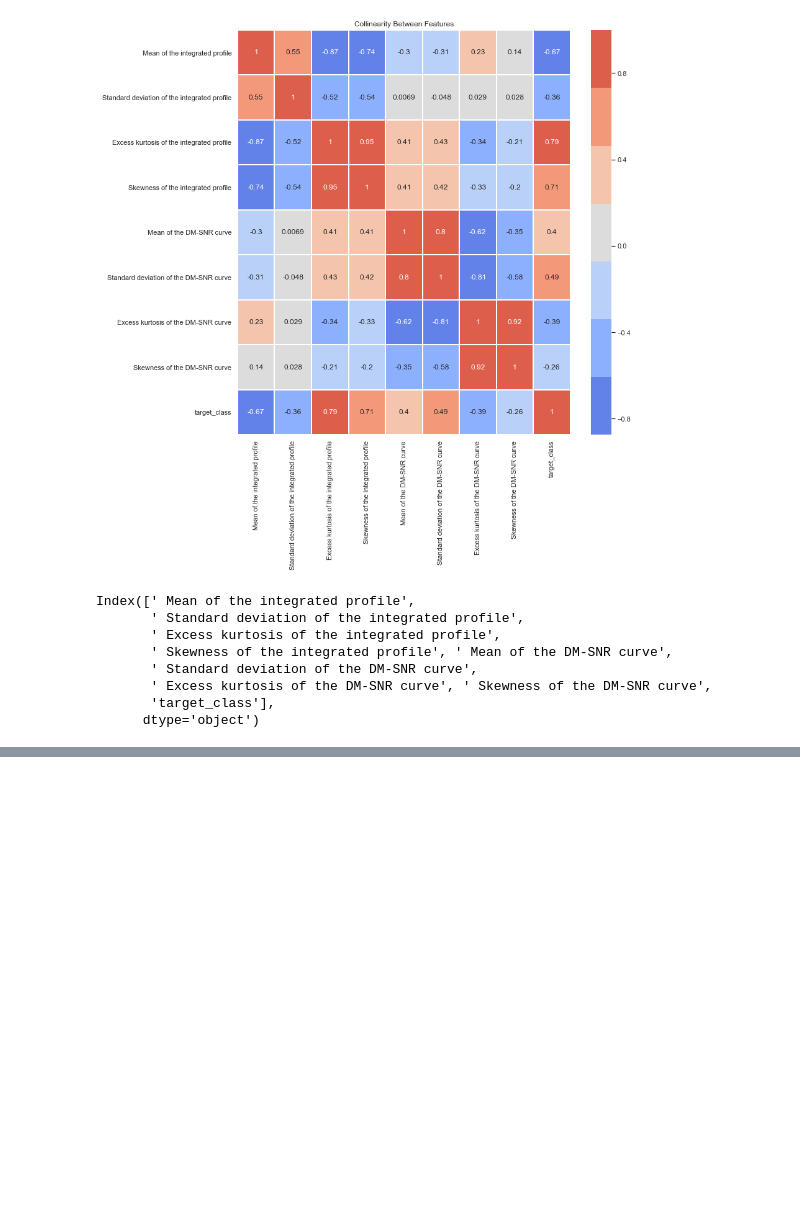
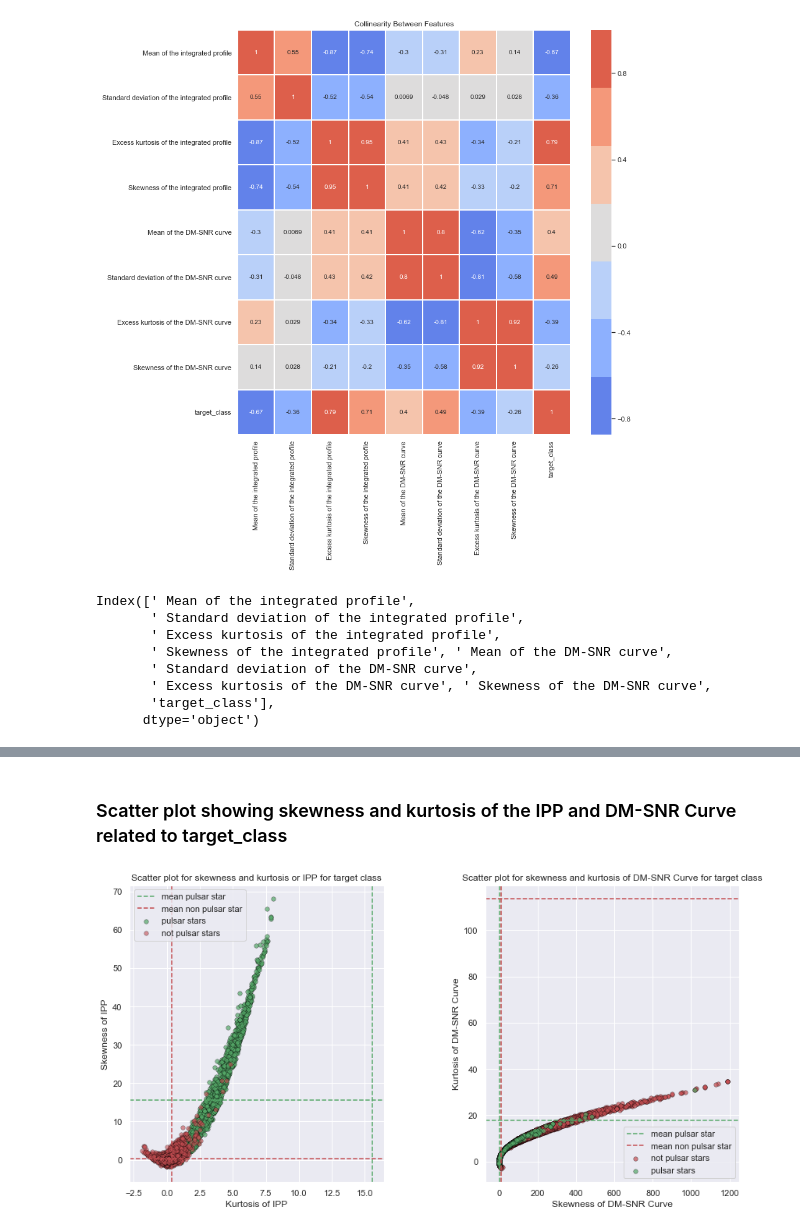
Before and after one commit to RS291/Mod3_Pulsar_Project, a Jupyter notebook: Untitled.ipynb, the cells around one changed output, grey strips where cells are left out. Cells and saved outputs as stored; diff of their text form; code cells hidden in the pictures; blank space fills up the shorter version.

```diff
--- a/Untitled.ipynb
+++ b/Untitled.ipynb
@@ -312,0 +347,49 @@ Green = Pulsar, Red = Not a Pulsar
+# %% [markdown]
+### Scatter plot showing skewness and kurtosis of the IPP and DM-SNR Curve related to target_class
+# %%
+# Scatter plotting skewness and kurtosis for Integrate Pulse Profile and
+# the DM-SNR Curve related to the target_class
+plt.figure(figsize=(14,7))
+plt.subplot(121)
+plt.scatter(x = " Excess kurtosis of the integrated profile",
+            y = " Skewness of the integrated profile",
+            data=data[data["target_class"] == 1],alpha=.7,
+            label="pulsar stars",s=30,color = "g",linewidths=.4,edgecolors="black")
+plt.scatter(x = " Excess kurtosis of the integrated profile",
+            y = " Skewness of the integrated profile",
+            data=data[data["target_class"] == 0],alpha=.6,
+            label="not pulsar stars",s=30,color ="r",linewidths=.4,edgecolors="black")
+plt.axvline(data[data["target_class"] == 1][" Skewness of the integrated profile"].mean(),
+            color = "g",linestyle="dashed",label="mean pulsar star")
+plt.axvline(data[data["target_class"] == 0][" Skewness of the integrated profile"].mean(),
+            color = "r",linestyle="dashed",label ="mean non pulsar star")
+plt.axhline(data[data["target_class"] == 1][" Skewness of the integrated profile"].mean(),
+            color = "g",linestyle="dashed")
+plt.axhline(data[data["target_class"] == 0][" Skewness of the integrated profile"].mean(),
+            color = "r",linestyle="dashed")
+plt.legend(loc ="best")
+plt.xlabel("Kurtosis of IPP")
+plt.ylabel("Skewness of IPP")
+plt.title("Scatter plot for skewness and kurtosis or IPP for target class")
+plt.subplot(122)
+plt.scatter(x = " Skewness of the DM-SNR curve",y = ' Excess kurtosis of the DM-SNR curve',
+            data=data[data["target_class"] == 0],alpha=.7,
+            label="not pulsar stars",s=30,color ="r",linewidths=.4,edgecolors="black")
+plt.scatter(x = " Skewness of the DM-SNR curve",y = ' Excess kurtosis of the DM-SNR curve',
+            data=data[data["target_class"] == 1],alpha=.7,
+            label="pulsar stars",s=30,color = "g",linewidths=.4,edgecolors="black")
+plt.axvline(data[data["target_class"] == 1][" Excess kurtosis of the DM-SNR curve"].mean(),
+            color = "g",linestyle="dashed",label ="mean pulsar star")
+plt.axvline(data[data["target_class"] == 0][" Excess kurtosis of the DM-SNR curve"].mean(),
+            color = "r",linestyle="dashed",label ="mean non pulsar star")
+plt.axhline(data[data["target_class"] == 1][" Skewness of the DM-SNR curve"].mean(),
+            color = "g",linestyle="dashed")
+plt.axhline(data[data["target_class"] == 0][" Skewness of the DM-SNR curve"].mean(),
+            color = "r",linestyle="dashed")
+plt.legend(loc ="best")
+plt.xlabel("Skewness of DM-SNR Curve")
+plt.ylabel('Kurtosis of DM-SNR Curve')
+plt.title("Scatter plot for skewness and kurtosis of DM-SNR Curve for target class")
+plt.subplots_adjust(wspace =.4)
+# %% [output]
+[figure, added]
```
Also changed, not shown: parts of 17 cells of this notebook, 1 other file.
